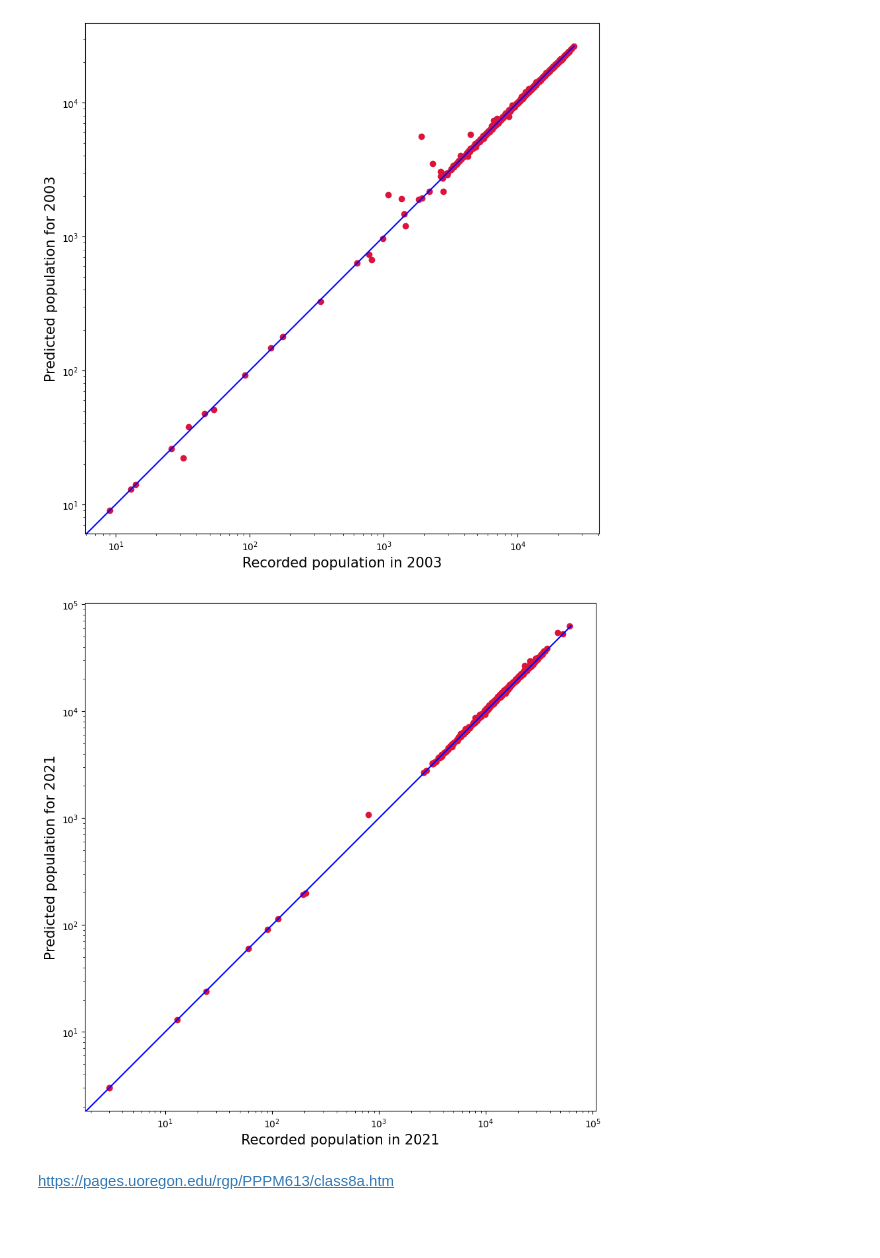
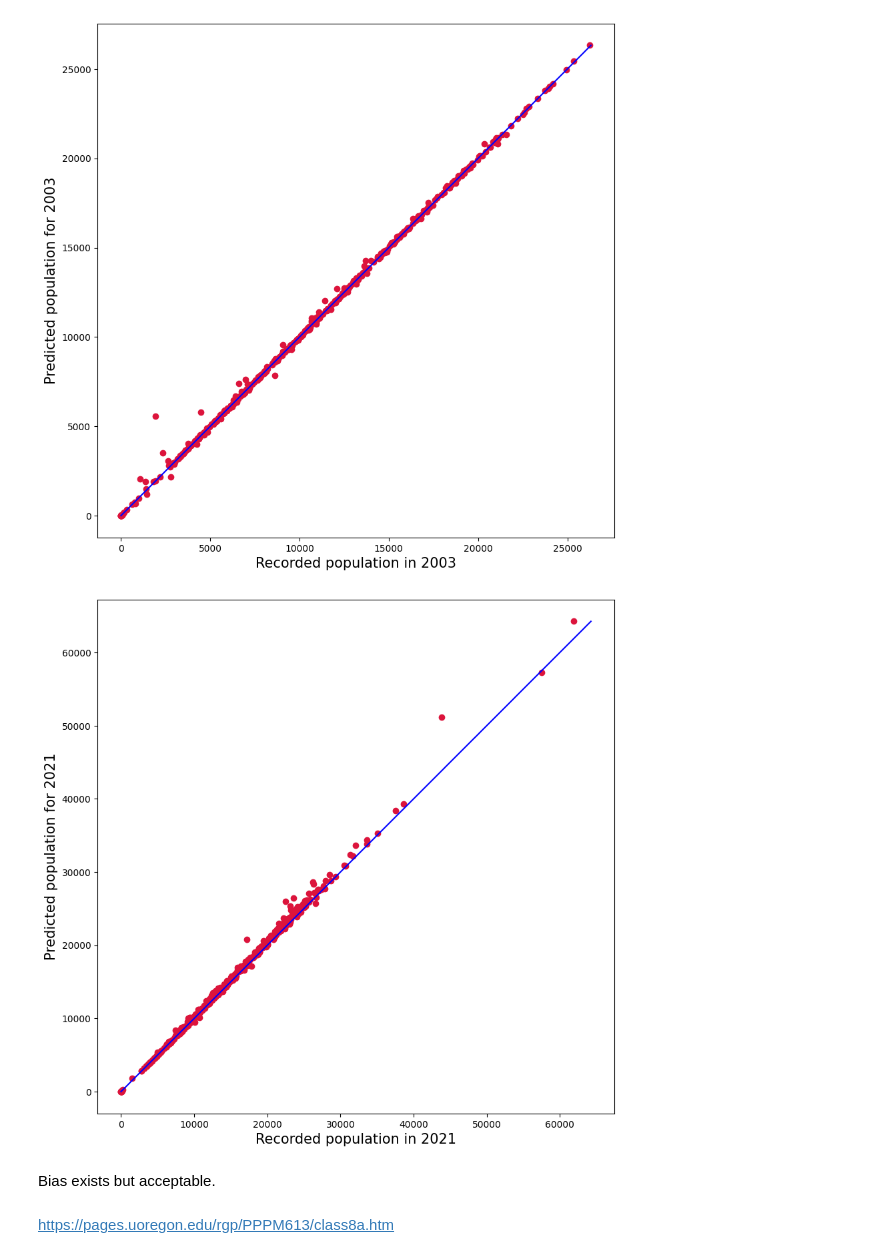
Before and after one commit to MAST30034-Applied-Data-Science/generic-real-estate-consulting-project-group-9, a Jupyter notebook: notebooks/population_prediction.ipynb, the cells around one changed output. Drawn from its saved outputs; the diff is of its cells as text; code cells hidden in the pictures; blank space fills up the shorter version.

```diff
--- a/notebooks/population_prediction.ipynb
+++ b/notebooks/population_prediction.ipynb
@@ -51,6 +35,11 @@ Index(['S/T code', 'S/T name', 'GCCSA code', 'GCCSA name', 'SA4 code',
 # %%
+# Due to the excel format, need to correct column name to true year record
 df_vic = df_vic.rename(columns = {'no.':'2001','no..1':'2002','no..2':'2003','no..3':'2004','no..4':'2005',
                      'no..5':'2006','no..6':'2007','no..7':'2008','no..8':'2009','no..9':'2010',
                      'no..10':'2011','no..11':'2012','no..12':'2013','no..13':'2014','no..14':'2015',
                      'no..15':'2016','no..16':'2017','no..17':'2018','no..18':'2019',
-                     'no..19':'2020','no..20':'2021','no..21':'2021-2020='}, inplace = False)
+                     'no..19':'2020','no..20':'2021','no..21':'2021-2020=','%':'2021-2020%'}, inplace = False)
+# Drop irrelevant columns
+df_VIC = df_vic.drop(columns=['GCCSA code', 'GCCSA name', 'SA4 code',
+       'SA4 name', 'SA3 code', 'SA3 name','Unnamed: 31'])
+df_VIC
@@ -340,8 +263,9 @@ predict_df_imputed
 # %%
+# plot to see the formula correctness
 plt.figure(figsize=(10,10))
 plt.scatter(true_df['2003'], predict_df_imputed['2003'], c='crimson')
-plt.yscale('log')
-plt.xscale('log')
+#plt.yscale('log')
+#plt.xscale('log')
 
 p1 = max(max(predict_df_imputed['2003']), max(true_df['2003']))
 p2 = min(min(predict_df_imputed['2003']), min(true_df['2003']))
@@ -352,21 +276,23 @@ plt.ylabel('Predicted population for 2003', fontsize=15)
 plt.axis('equal')
 plt.show()
 # %% [output]
-[figure, old version]
+[figure, new version]
 # %%
 plt.figure(figsize=(10,10))
 plt.scatter(true_df['2021'], predict_df_imputed['2021'], c='crimson')
-plt.yscale('log')
-plt.xscale('log')
+#plt.yscale('log')
+#plt.xscale('log')
 
 p1 = max(max(predict_df_imputed['2021']), max(true_df['2021']))
 p2 = min(min(predict_df_imputed['2021']), min(true_df['2021']))
 plt.plot([p1, p2], [p1, p2], 'b-')
 plt.title('')
 plt.xlabel('Recorded population in 2021', fontsize=15)
 plt.ylabel('Predicted population for 2021', fontsize=15)
 plt.axis('equal')
 plt.show()
 # %% [output]
-[figure, old version]
+[figure, new version]
+# %% [markdown]
+Bias exists but acceptable.
 # %%
```
Also changed, not shown: parts of 39 cells of this notebook.
